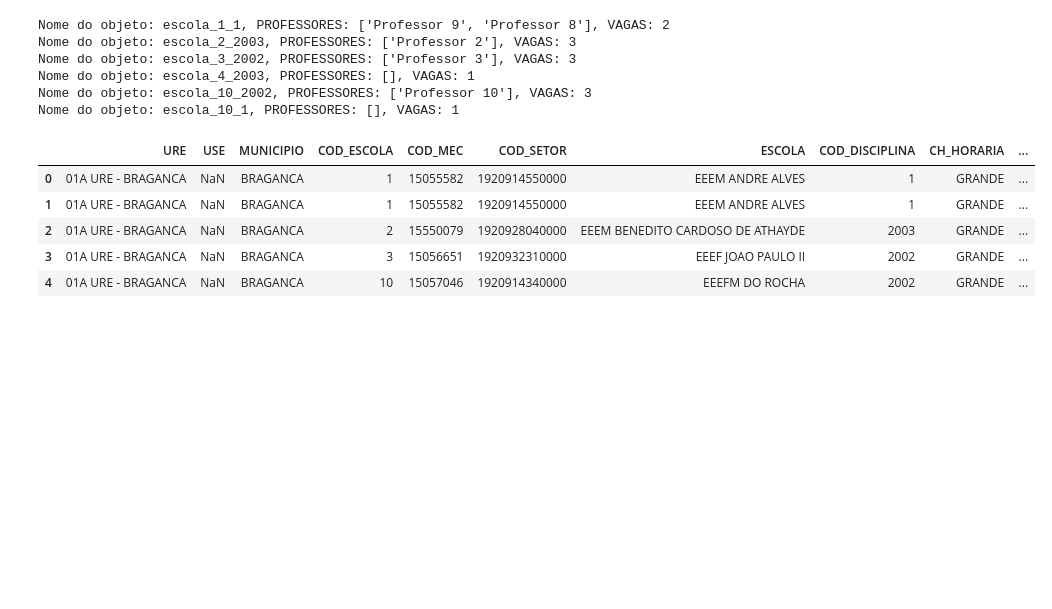
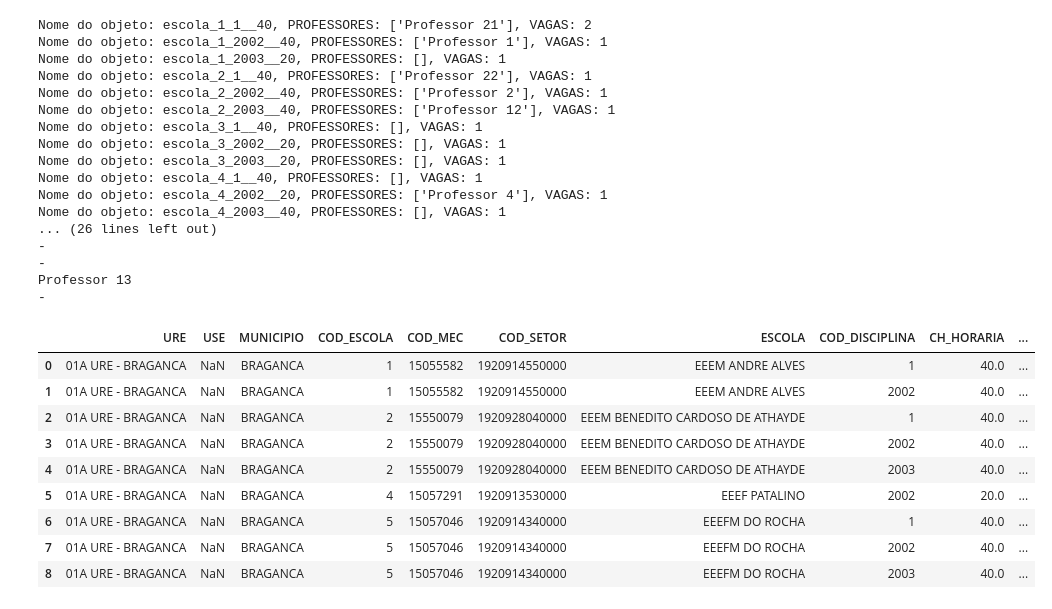
Before and after one commit to LH-Carreira/Algoritmo-lotacao, a Jupyter notebook: 03.ipynb, the cells around one changed output. Cells and saved outputs as stored; diff of their text form; code cells hidden in the pictures; blank space fills up the shorter version.

```diff
--- a/03.ipynb
+++ b/03.ipynb
@@ -2,7 +2,7 @@
 import pandas as pd
 
 class Escola:
-    def __init__(self, URE, USE, MUNICIPIO, COD_ESCOLA, COD_MEC, COD_SETOR, ESCOLA, COD_DISCIPLINA, CH_HORARIA, VAGAS, lista_professores):
+    def __init__(self, URE, USE, MUNICIPIO, COD_ESCOLA, COD_MEC, COD_SETOR, ESCOLA, COD_DISCIPLINA, TURNO, INTEGRAL, CH_HORARIA, VAGAS, lista_professores):
         self.URE = URE
         self.USE = USE
         self.MUNICIPIO = MUNICIPIO
@@ -11,6 +11,8 @@ class Escola:
         self.COD_SETOR = COD_SETOR
         self.ESCOLA = ESCOLA
         self.COD_DISCIPLINA = COD_DISCIPLINA
+        self.TURNO = TURNO
+        self.INTEGRAL = INTEGRAL
         self.CH_HORARIA = CH_HORARIA
         self.VAGAS = VAGAS
         self.lista_professores = lista_professores
@@ -24,7 +26,7 @@ escolas_dict = {}
 # Percorrer as linhas do DataFrame
 for indice, linha in base_escolas.iterrows():
     # Gerar o nome do objeto
-    nome_objeto = f"escola_{linha['COD_ESCOLA']}_{linha['COD_DISCIPLINA']}"
+    nome_objeto = f"escola_{linha['COD_ESCOLA']}_{linha['COD_DISCIPLINA']}__{linha['CH_HORARIA']}"
 
     # Criar um objeto Escola para cada linha
     escola = Escola(
@@ -36,6 +38,8 @@ for indice, linha in base_escolas.iterrows():
         linha['COD_SETOR'],
         linha['ESCOLA'],
         linha['COD_DISCIPLINA'],
+        linha['TURNO'],
+        linha['INTEGRAL'],
         linha['CH_HORARIA'],
         linha['VAGAS'],
         lista_professores = []
@@ -74,6 +73,7 @@ base_professores = base_professores.sort_values(by='area_conhecimento', ascendin
 base_professores = base_professores.sort_values(by='EFETIVO', ascending=False)
 
 professores_internos = base_professores[base_professores['INTERNO'] == 'SIM']
+professores_internos = professores_internos.sort_values(by='CH_TOTAL', ascending=False)
 display(professores_internos)
 
 global professores_lotados
@@ -94,19 +99,20 @@ professores_lotados = pd.DataFrame(columns=['URE', 'USE', 'MUNICIPIO', 'COD_ESCO
 for nome_objeto, escola in escolas_dict.items():
 
     for index, professor in professores_internos.iterrows():
-        cod_disciplina = professor['COD_DISCIPLINA']
-        agrupamento = professor['MUNICIPIO']
-        cod_escola = professor['COD_ESCOLA']
-        carga_horaria = professor['JORNADA']
 
-        if (escola.COD_DISCIPLINA == cod_disciplina) and (cod_escola == escola.COD_ESCOLA) and (escola.MUNICIPIO == agrupamento):
-            servidor = professor['SERVIDOR']
-            # Verifica se o professor já foi adicionado à lista da escola
-            if servidor not in escola.lista_professores:
-                escola.lista_professores.append(servidor)
+        if (escola.COD_DISCIPLINA == professor['COD_DISCIPLINA']) and (escola.COD_ESCOLA == professor['COD_ESCOLA']) and (escola.MUNICIPIO == professor['MUNICIPIO']):
+            if professor['JORNADA'] != escola.CH_HORARIA:
+                pass
+            else:
+                servidor = professor['SERVIDOR']
+                jornada = professor['JORNADA']
+                efetivo = professor['EFETIVO']
 
-        else:
-            pass
+                if servidor not in escola.lista_professores:
+                    escola.lista_professores.append(servidor)
+
+                else:
+                    pass
 
 for nome_objeto, escola in escolas_dict.items():
     print(f"Nome do objeto: {nome_objeto}, PROFESSORES: {escola.lista_professores}, VAGAS: {escola.VAGAS}")
@@ -124,42 +130,63 @@ for nome_objeto, escola in escolas_dict.items():
             'USE': escola.USE,
             'MUNICIPIO': escola.MUNICIPIO,
             'COD_ESCOLA': escola.COD_ESCOLA,
             'COD_MEC': escola.COD_MEC,
             'COD_SETOR': escola.COD_SETOR,
             'ESCOLA': escola.ESCOLA,
             'COD_DISCIPLINA': escola.COD_DISCIPLINA,
             'CH_HORARIA': escola.CH_HORARIA,
-            'Professor': professor  # Adiciona um professor por vez
+            'SERVIDOR': professor,  # Adiciona um professor por vez
+            'TURNO': escola.TURNO,
+            'EFETIVO': efetivo,
+            'JORNADA': jornada
         }
         # Adicionando os dados do professor ao DataFrame professores_lotados
         professores_lotados = professores_lotados._append(dados, ignore_index=True)
 
         for index, servidor in professores_internos.iterrows():
             if professor == servidor['SERVIDOR']:
                 cod = index
+                print('-')
+                print(professor)
+                print('-')
                 base_professores.drop(cod, inplace=True)
         # Removendo o professor da lista
         escola.lista_professores.pop(0)
 
         # Subtraindo 1 da quantidade de vagas
         escola.VAGAS -= 1
 
         # Exibindo informações
 
 display(professores_lotados)
 
 for nome_objeto, escola in escolas_dict.items():
     print(f"Nome do objeto: {nome_objeto}, PROFESSORES: {escola.lista_professores}, VAGAS: {escola.VAGAS}")
 # %% [output]
-Nome do objeto: escola_1_1, PROFESSORES: ['Professor 9', 'Professor 8'], VAGAS: 2
-Nome do objeto: escola_2_2003, PROFESSORES: ['Professor 2'], VAGAS: 3
-Nome do objeto: escola_3_2002, PROFESSORES: ['Professor 3'], VAGAS: 3
-Nome do objeto: escola_4_2003, PROFESSORES: [], VAGAS: 1
-Nome do objeto: escola_10_2002, PROFESSORES: ['Professor 10'], VAGAS: 3
-Nome do objeto: escola_10_1, PROFESSORES: [], VAGAS: 1
+Nome do objeto: escola_1_1__40, PROFESSORES: ['Professor 21'], VAGAS: 2
+Nome do objeto: escola_1_2002__40, PROFESSORES: ['Professor 1'], VAGAS: 1
+Nome do objeto: escola_1_2003__20, PROFESSORES: [], VAGAS: 1
+Nome do objeto: escola_2_1__40, PROFESSORES: ['Professor 22'], VAGAS: 1
+Nome do objeto: escola_2_2002__40, PROFESSORES: ['Professor 2'], VAGAS: 1
+Nome do objeto: escola_2_2003__40, PROFESSORES: ['Professor 12'], VAGAS: 1
+Nome do objeto: escola_3_1__40, PROFESSORES: [], VAGAS: 1
+Nome do objeto: escola_3_2002__20, PROFESSORES: [], VAGAS: 1
+Nome do objeto: escola_3_2003__20, PROFESSORES: [], VAGAS: 1
+Nome do objeto: escola_4_1__40, PROFESSORES: [], VAGAS: 1
+Nome do objeto: escola_4_2002__20, PROFESSORES: ['Professor 4'], VAGAS: 1
+Nome do objeto: escola_4_2003__40, PROFESSORES: [], VAGAS: 1
+... (26 lines left out)
+-
+-
+Professor 13
+-
 |  | URE | USE | MUNICIPIO | COD_ESCOLA | COD_MEC | COD_SETOR | ESCOLA | COD_DISCIPLINA | CH_HORARIA | ... |
-| 0 | 01A URE - BRAGANCA | NaN | BRAGANCA | 1 | 15055582 | 1920914550000 | EEEM ANDRE ALVES | 1 | GRANDE | ... |
-| 1 | 01A URE - BRAGANCA | NaN | BRAGANCA | 1 | 15055582 | 1920914550000 | EEEM ANDRE ALVES | 1 | GRANDE | ... |
-| 2 | 01A URE - BRAGANCA | NaN | BRAGANCA | 2 | 15550079 | 1920928040000 | EEEM BENEDITO CARDOSO DE ATHAYDE | 2003 | GRANDE | ... |
-| 3 | 01A URE - BRAGANCA | NaN | BRAGANCA | 3 | 15056651 | 1920932310000 | EEEF JOAO PAULO II | 2002 | GRANDE | ... |
-| 4 | 01A URE - BRAGANCA | NaN | BRAGANCA | 10 | 15057046 | 1920914340000 | EEEFM DO ROCHA | 2002 | GRANDE | ... |
+| 0 | 01A URE - BRAGANCA | NaN | BRAGANCA | 1 | 15055582 | 1920914550000 | EEEM ANDRE ALVES | 1 | 40.0 | ... |
+| 1 | 01A URE - BRAGANCA | NaN | BRAGANCA | 1 | 15055582 | 1920914550000 | EEEM ANDRE ALVES | 2002 | 40.0 | ... |
+| 2 | 01A URE - BRAGANCA | NaN | BRAGANCA | 2 | 15550079 | 1920928040000 | EEEM BENEDITO CARDOSO DE ATHAYDE | 1 | 40.0 | ... |
+| 3 | 01A URE - BRAGANCA | NaN | BRAGANCA | 2 | 15550079 | 1920928040000 | EEEM BENEDITO CARDOSO DE ATHAYDE | 2002 | 40.0 | ... |
+| 4 | 01A URE - BRAGANCA | NaN | BRAGANCA | 2 | 15550079 | 1920928040000 | EEEM BENEDITO CARDOSO DE ATHAYDE | 2003 | 40.0 | ... |
+| 5 | 01A URE - BRAGANCA | NaN | BRAGANCA | 4 | 15057291 | 1920913530000 | EEEF PATALINO | 2002 | 20.0 | ... |
+| 6 | 01A URE - BRAGANCA | NaN | BRAGANCA | 5 | 15057046 | 1920914340000 | EEEFM DO ROCHA | 1 | 40.0 | ... |
+| 7 | 01A URE - BRAGANCA | NaN | BRAGANCA | 5 | 15057046 | 1920914340000 | EEEFM DO ROCHA | 2002 | 40.0 | ... |
+| 8 | 01A URE - BRAGANCA | NaN | BRAGANCA | 5 | 15057046 | 1920914340000 | EEEFM DO ROCHA | 2003 | 40.0 | ... |
```
Also changed, not shown: parts of 9 cells of this notebook, 2 other files.
